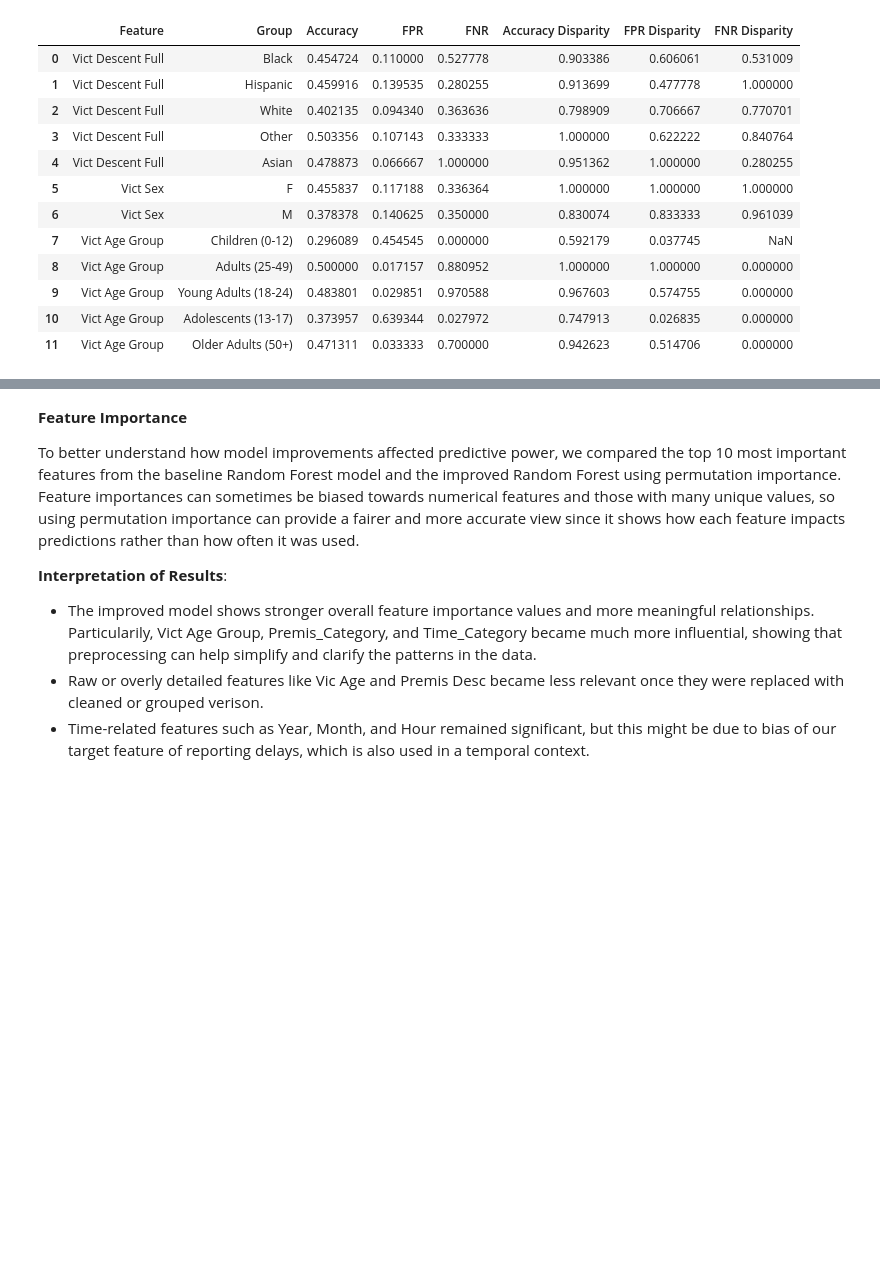
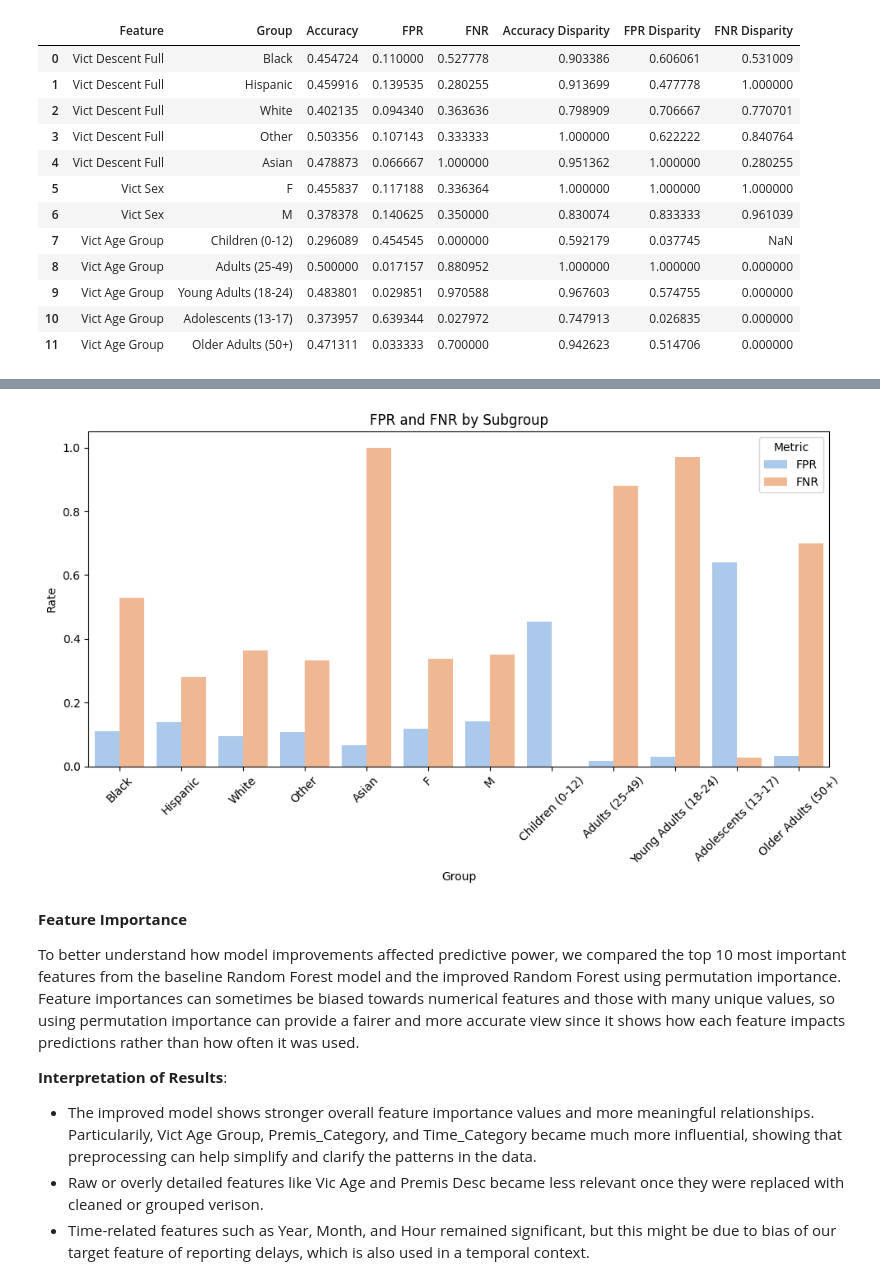
Before and after one commit to emilynnguyen1/Violent-Sexual-Crimes, a Jupyter notebook: notebooks/Violent-Sexual-Crimes-Analysis.ipynb, the cells around one changed output, grey strips where cells are left out. Cells and saved outputs as stored; diff of their text form; code cells hidden in the pictures; blank space fills up the shorter version.

```diff
--- a/notebooks/Violent-Sexual-Crimes-Analysis.ipynb
+++ b/notebooks/Violent-Sexual-Crimes-Analysis.ipynb
@@ -595,3 +620,30 @@ plt.show()
+# %%
+# Fairness Visualization: FPR & FNR bar chart
+metrics_long = fairness_df.melt(
+    id_vars=["Feature", "Group"],
+    value_vars=["FPR", "FNR"],
+    var_name="Metric",
+    value_name="Value"
+)
+
+# Plot
+plt.figure(figsize=(10,6))
+sns.barplot(
+    data=metrics_long,
+    x="Group",
+    y="Value",
+    hue="Metric",
+    palette="pastel"
+)
+plt.title("FPR and FNR by Subgroup")
+plt.xlabel("Group")
+plt.ylabel("Rate")
+plt.xticks(rotation=45)
+plt.legend(title="Metric")
+plt.tight_layout()
+plt.show()
+# %% [output]
+[figure, added]
 # %% [markdown]
 **Feature Importance**
 
```
Also changed, not shown: parts of 6 cells of this notebook.
